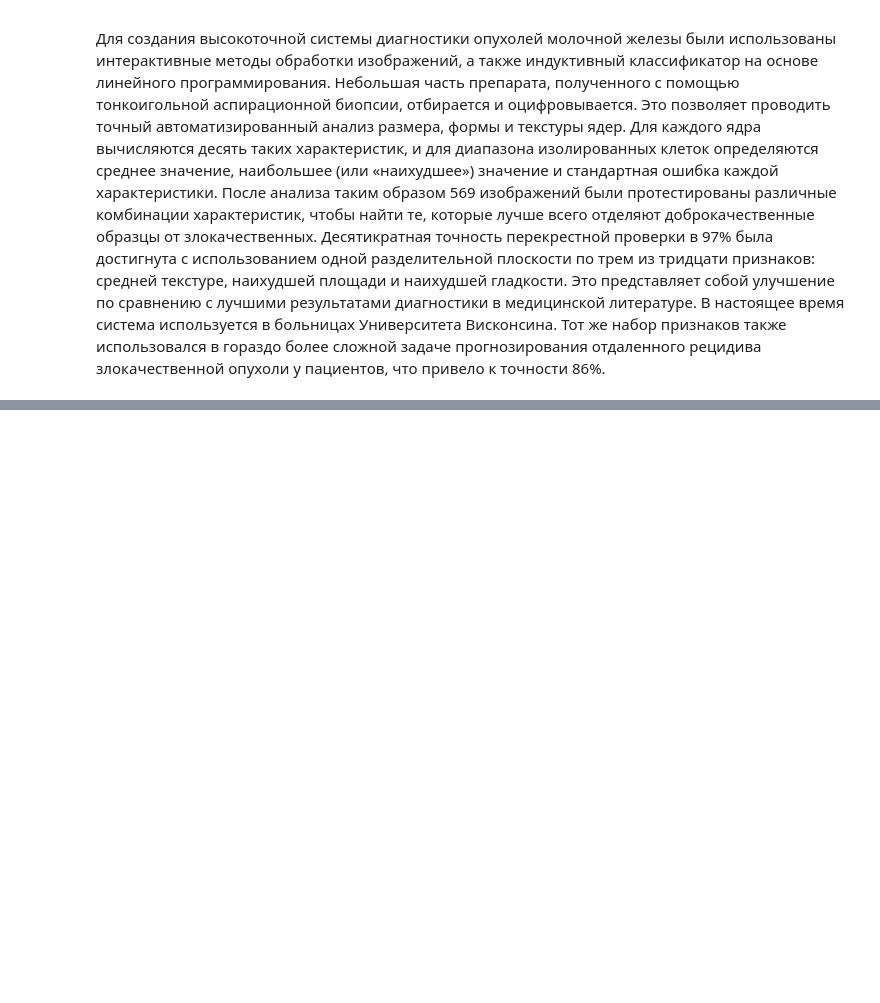
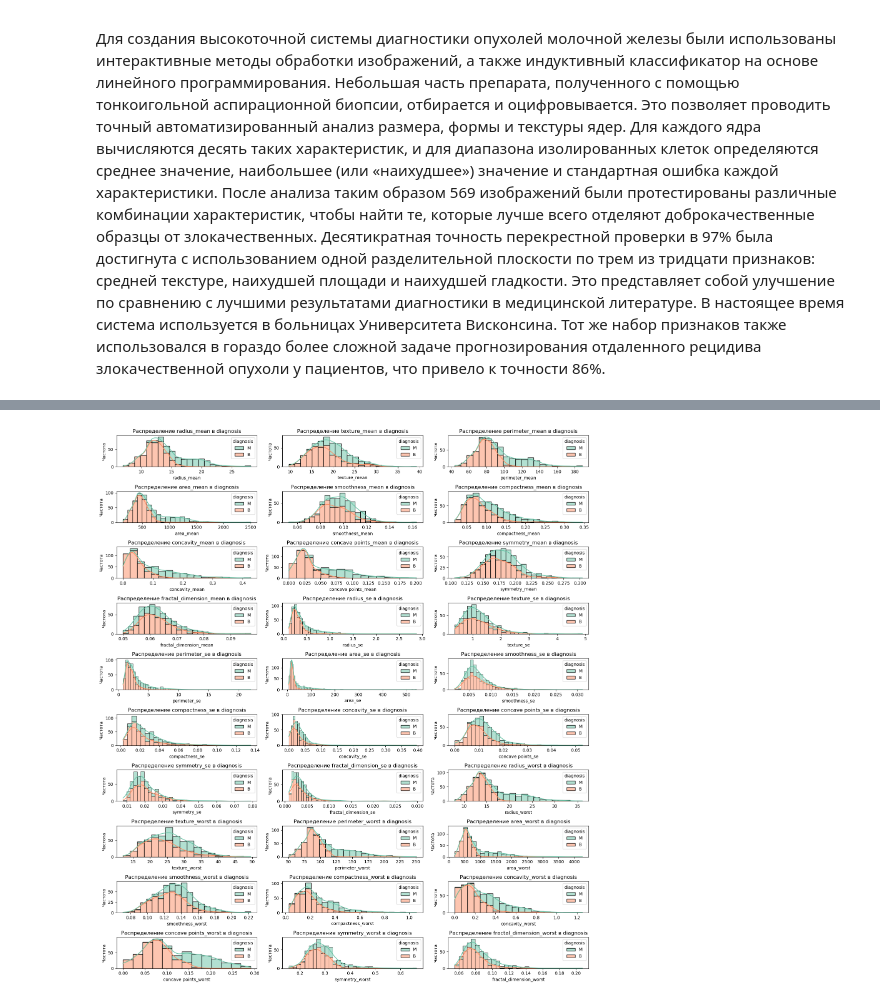
Before and after one commit to ruzhov1992/CancerBreast, a Jupyter notebook: CancerBreasts.ipynb, the cells around one changed output, grey strips where cells are left out. Saved outputs shown, nothing was run; the diff lists cells and outputs as text; code cells hidden in the pictures; blank space fills up the shorter version.

```diff
--- a/CancerBreasts.ipynb
+++ b/CancerBreasts.ipynb
@@ -89,0 +231,24 @@ from sklearn.metrics import (    # Импорт конкретных функц
+# %%
+hue = 'diagnosis'
+
+plt.figure(figsize=(16, 18))
+
+rows = (len(data.drop(hue, axis=1).columns) + 2) // 3
+
+for i, col in enumerate(data.drop(hue, axis=1).columns, 1):
+
+    plt.subplot(rows, 3, i)
+
+    sns.histplot(data, x=col, hue=hue, palette="Set2", multiple="stack", kde=True)
+
+    plt.title(f'Распределение {col} в {hue}')
+
+    plt.xlabel(col)
+
+    plt.ylabel('Частота')
+
+plt.tight_layout()
+
+plt.show()
+# %% [output]
+[figure, added]
```
Also changed, not shown: parts of 17 cells of this notebook.
